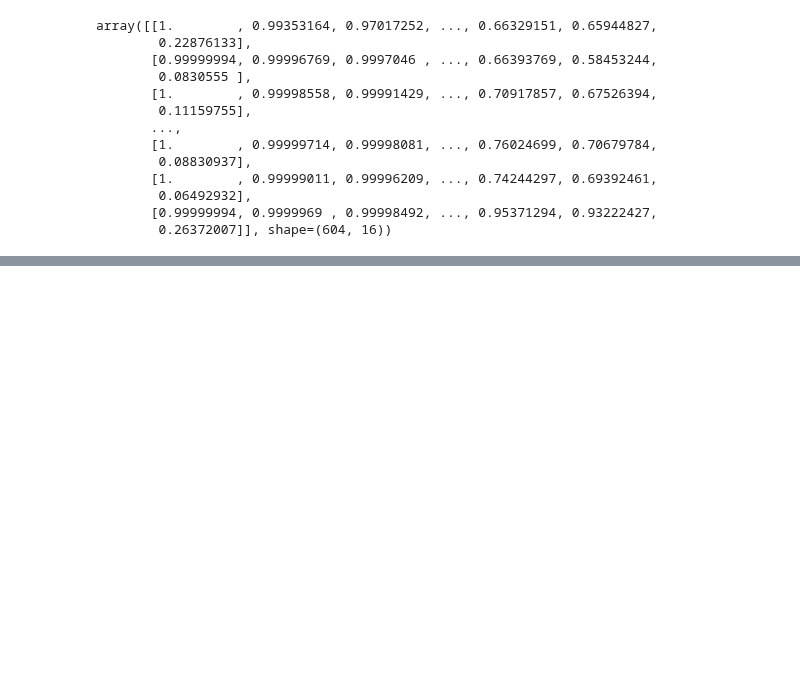
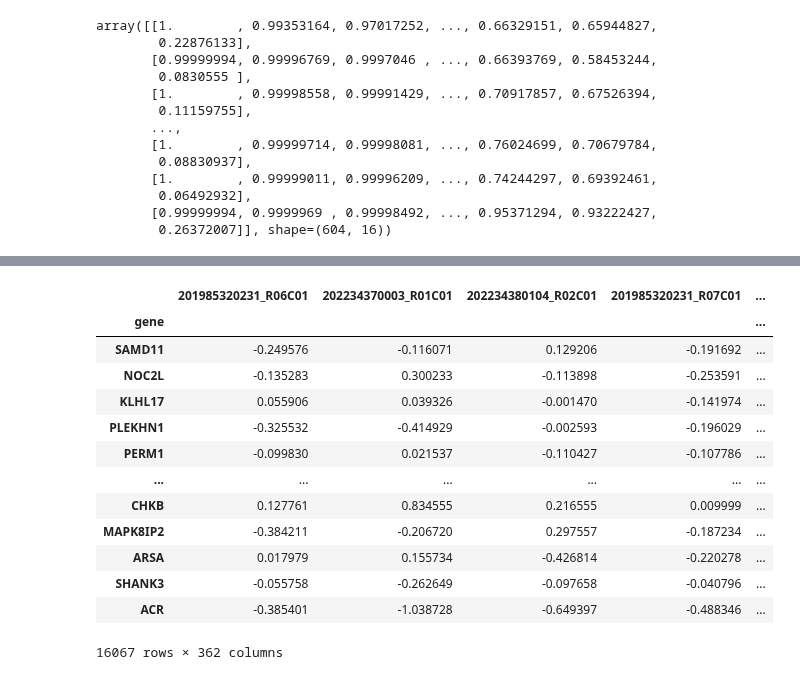
Before and after one commit to sstefan01/methylation-survival, a Jupyter notebook: scratch_eval.ipynb, the cells around one changed output, grey strips where cells are left out. Saved outputs shown, nothing was run; the diff lists cells and outputs as text; code cells hidden in the pictures; blank space fills up the shorter version.

```diff
--- a/scratch_eval.ipynb
+++ b/scratch_eval.ipynb
@@ -992,0 +1006,19 @@ plt.show()
+# %%
+cnv_acns331 = pd.read_csv('data/CNV_gene_acns331_20240115.csv', index_col=0)
+# %%
+cnv_acns331
+# %% [output]
+|  | 201985320231_R06C01 | 202234370003_R01C01 | 202234380104_R02C01 | 201985320231_R07C01 | ... |
+| gene |  |  |  |  | ... |
+| SAMD11 | -0.249576 | -0.116071 | 0.129206 | -0.191692 | ... |
+| NOC2L | -0.135283 | 0.300233 | -0.113898 | -0.253591 | ... |
+| KLHL17 | 0.055906 | 0.039326 | -0.001470 | -0.141974 | ... |
+| PLEKHN1 | -0.325532 | -0.414929 | -0.002593 | -0.196029 | ... |
+| PERM1 | -0.099830 | 0.021537 | -0.110427 | -0.107786 | ... |
+| ... | ... | ... | ... | ... | ... |
+| CHKB | 0.127761 | 0.834555 | 0.216555 | 0.009999 | ... |
+| MAPK8IP2 | -0.384211 | -0.206720 | 0.297557 | -0.187234 | ... |
+| ARSA | 0.017979 | 0.155734 | -0.426814 | -0.220278 | ... |
+| SHANK3 | -0.055758 | -0.262649 | -0.097658 | -0.040796 | ... |
+| ACR | -0.385401 | -1.038728 | -0.649397 | -0.488346 | ... |
+16067 rows × 362 columns
```
Also changed, not shown: parts of 12 cells of this notebook, 3 other files.
